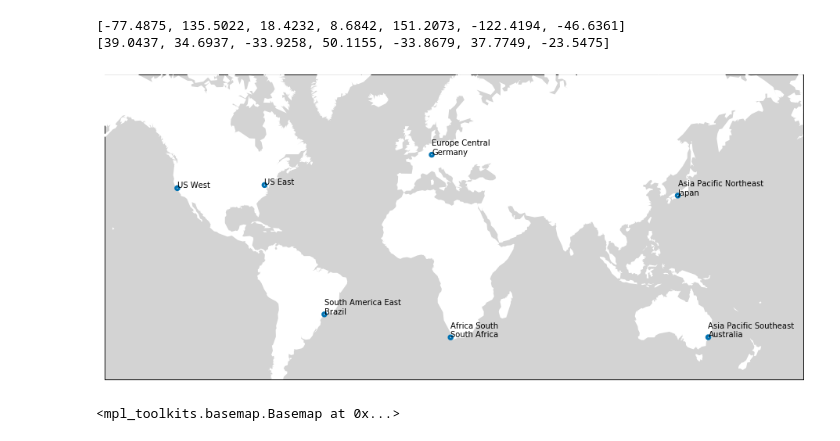
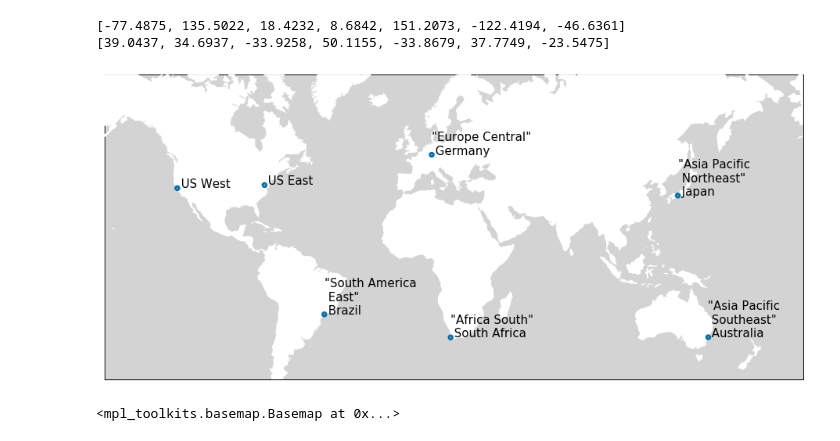
Before and after one commit to justus237/dns-analysis, a Jupyter notebook: Vantage-Points-Map-basemap.ipynb, the cells around one changed output. Cells and saved outputs as stored; diff of their text form; code cells hidden in the pictures.

```diff
--- a/Vantage-Points-Map-basemap.ipynb
+++ b/Vantage-Points-Map-basemap.ipynb
@@ -6,13 +6,13 @@ import seaborn as sns
 import pandas as pd
 # %%
 vantage_points = {
-                  'US East':                  {'short': 'us-east_', 'location': {'lat':  39.0437, 'lng': -77.4875}},
-                  'Asia Pacific Northeast\nJapan':   {'short': 'ap-northeast_', 'location': {'lat': 34.6937, 'lng': 135.5022}},
-                  'Africa South\nSouth Africa':             {'short': 'af-south_', 'location': {'lat':  -33.9258, 'lng': 18.4232}},
-                  'Europe Central\nGermany':           {'short': 'eu-central_', 'location': {'lat': 50.1155, 'lng': 8.6842}},
-                  'Asia Pacific Southeast\nAustralia':   {'short': 'ap-southeast_', 'location': {'lat': -33.8679, 'lng': 151.2073}},
-                  'US West':                  {'short': 'us-west_', 'location': {'lat':  37.7749, 'lng': -122.4194}},
-                  'South America East\nBrazil':       {'short': 'sa-east_', 'location': {'lat': -23.5475, 'lng': -46.6361}}
+                  ' US East':                  {'short': 'us-east_', 'location': {'lat':  39.0437, 'lng': -77.4875}},
+                  '"Asia Pacific\n Northeast"\n Japan':   {'short': 'ap-northeast_', 'location': {'lat': 34.6937, 'lng': 135.5022}},
+                  '"Africa South"\n South Africa':             {'short': 'af-south_', 'location': {'lat':  -33.9258, 'lng': 18.4232}},
+                  '"Europe Central"\n Germany':           {'short': 'eu-central_', 'location': {'lat': 50.1155, 'lng': 8.6842}},
+                  '"Asia Pacific\n Southeast"\n Australia':   {'short': 'ap-southeast_', 'location': {'lat': -33.8679, 'lng': 151.2073}},
+                  ' US West':                  {'short': 'us-west_', 'location': {'lat':  37.7749, 'lng': -122.4194}},
+                  '"South America\n East"\n Brazil':       {'short': 'sa-east_', 'location': {'lat': -23.5475, 'lng': -46.6361}}
                  }
 # %%
 lon = []
@@ -32,35 +32,35 @@ print(lat)
 # m = Basemap(projection='merc', resolution='l',
 #             llcrnrlat=-50,urcrnrlat=70,
 #             llcrnrlon=-180,urcrnrlon=180,lat_ts=20)
 # #m.shadedrelief(scale=0.2)
 # m.fillcontinents(color='white',lake_color='lightcyan', zorder=1)
 # m.drawmapboundary(fill_color='lightcyan', zorder=0)
 # m.drawcoastlines(linewidth=0.15, zorder=2)#, color='C0')
 # m.drawcountries(linewidth=0.15, zorder=3)
 
 # m.scatter(lon, lat, 8, latlon=True, marker='o', facecolors='none', color='C0', zorder=10)
 # fig.savefig('figures/vp-map-as-pdf.pdf', format='pdf', bbox_inches='tight')
 
 
 fig = plt.figure(figsize=(16, 16))
 m = Basemap(projection='merc', resolution='c',
             llcrnrlat=-50,urcrnrlat=70,
             llcrnrlon=-160,urcrnrlon=200,lat_ts=20)
 #m.shadedrelief(scale=0.2)
 m.fillcontinents(color='white',lake_color='white', zorder=1)
 m.drawmapboundary(fill_color='lightgray', zorder=0)
 #m.drawcoastlines(linewidth=0.15, zorder=2)#, color='C0')
 #m.drawcountries(linewidth=0.15, zorder=3)
 
 m.scatter(lon, lat, 20, latlon=True, marker='o', facecolors='none', color='#0072B2', zorder=10, linewidth=3)
 
 for vp, val in vantage_points.items():
     x, y = m(val['location']['lng'],val['location']['lat'])
-    plt.text(x, y, vp, zorder=20)
+    plt.text(x, y, vp, zorder=20, fontsize=15)
 
 fig.savefig('figures/vp-map-as-pdf.pdf', format='pdf', bbox_inches='tight')
 # %% [output]
-[figure, old version]
+[figure, new version]
 # %%
 m
 # %% [output]
```
